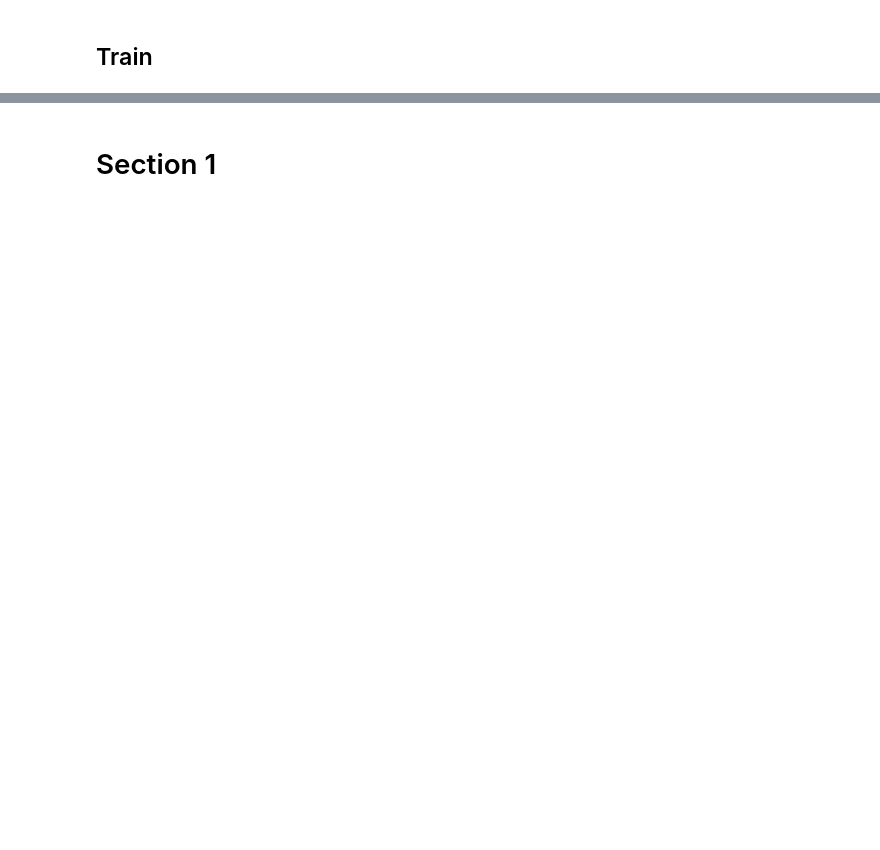
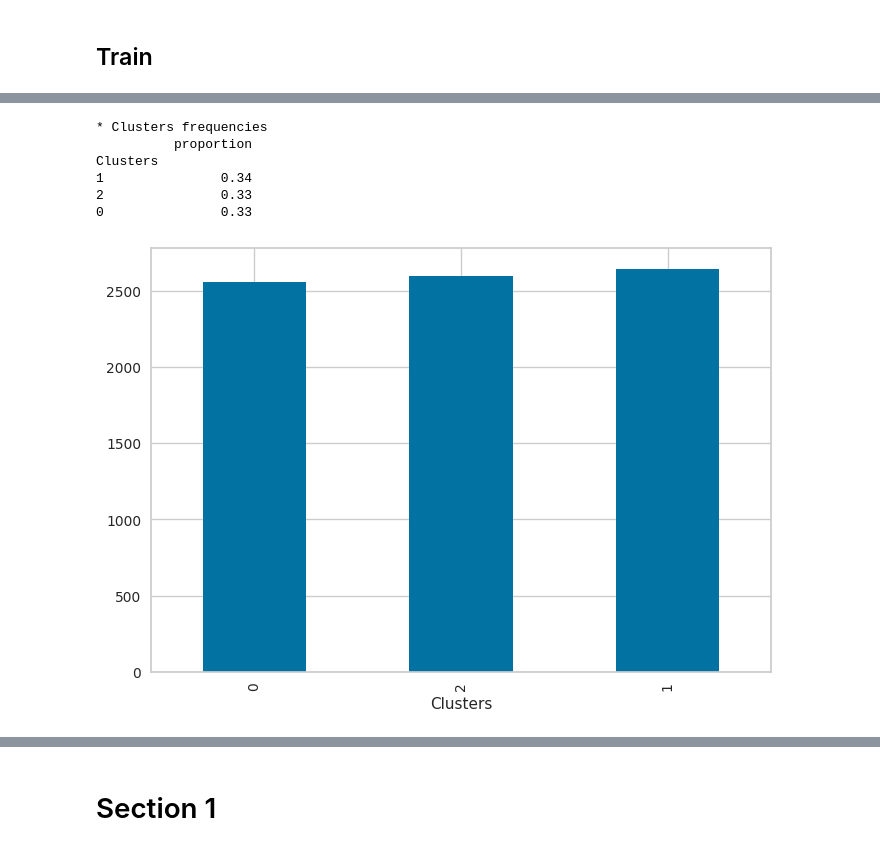
Before and after one commit to MaxBWiseman/Predictive_Analytics_Project, a Jupyter notebook: jupyter_notebooks/Modelling_and_Evaluation_Cluster.ipynb, the cells around one changed output, grey strips where cells are left out. Cells and saved outputs as stored; diff of their text form; code cells hidden in the pictures; blank space fills up the shorter version.

```diff
--- a/jupyter_notebooks/Modelling_and_Evaluation_Cluster.ipynb
+++ b/jupyter_notebooks/Modelling_and_Evaluation_Cluster.ipynb
@@ -508,0 +410,22 @@ Component 2                         6.320
+# %%
+from yellowbrick.cluster import SilhouetteVisualizer
+from yellowbrick.cluster import KElbowVisualizer
+from matplotlib import rcParams
+rcParams['font.family'] = ['DejaVu Sans']
+
+print("=== Average Silhouette Score for different number of clusters ===")
+visualizer = KElbowVisualizer(KMeans(random_state=0), k=(2,7), metric='silhouette')
+visualizer.fit(df_analysis)
+visualizer.show()
+plt.show()
+print("\n")
+
+for n_clusters in np.arange(start=2,stop=9):
+
+  print(f"=== Silhouette plot for {n_clusters} Clusters ===")
+  visualizer = SilhouetteVisualizer(estimator = KMeans(n_clusters=n_clusters, random_state=0),
+                                    colors = 'yellowbrick')
+  visualizer.fit(df_analysis)
+  visualizer.show()
+  plt.show()
+  print("\n")
@@ -515,13 +450,9 @@ pipeline_cluster.fit(x)
 # %%
-import matplotlib.pyplot as plt
+pipeline_cluster = FullPipeline()
+X = pipeline_cluster.fit_transform(df.copy())
+X = pd.DataFrame(X)
 
-# Step 1: Apply the pipeline to transform the data
-X = pipeline_cluster.fit_transform(df.copy())
-
-# Convert X to a DataFrame
-X = pd.DataFrame(X, columns=['PCA1', 'PCA2'])
-
-# Add the cluster labels
+# cluster labels
 X['Clusters'] = pipeline_cluster['model'].labels_
 print(X.shape)
 X.head(3)
@@ -528,6 +465,14 @@ X.head(3)
 # %%
 import matplotlib.pyplot as plt
 
-print(f"* Clusters frequencies \n{ train['Clusters'].value_counts(normalize=True).to_frame().round(2)} \n\n")
-train['Clusters'].value_counts().sort_values().plot(kind='bar')
+print(f"* Clusters frequencies \n{ X['Clusters'].value_counts(normalize=True).to_frame().round(2)} \n\n")
+X['Clusters'].value_counts().sort_values().plot(kind='bar')
 plt.show()
+# %% [output]
+* Clusters frequencies
+          proportion
+Clusters
+1               0.34
+2               0.33
+0               0.33
+[figure, added]
```
Also changed, not shown: parts of 77 cells of this notebook, 1 other file.
